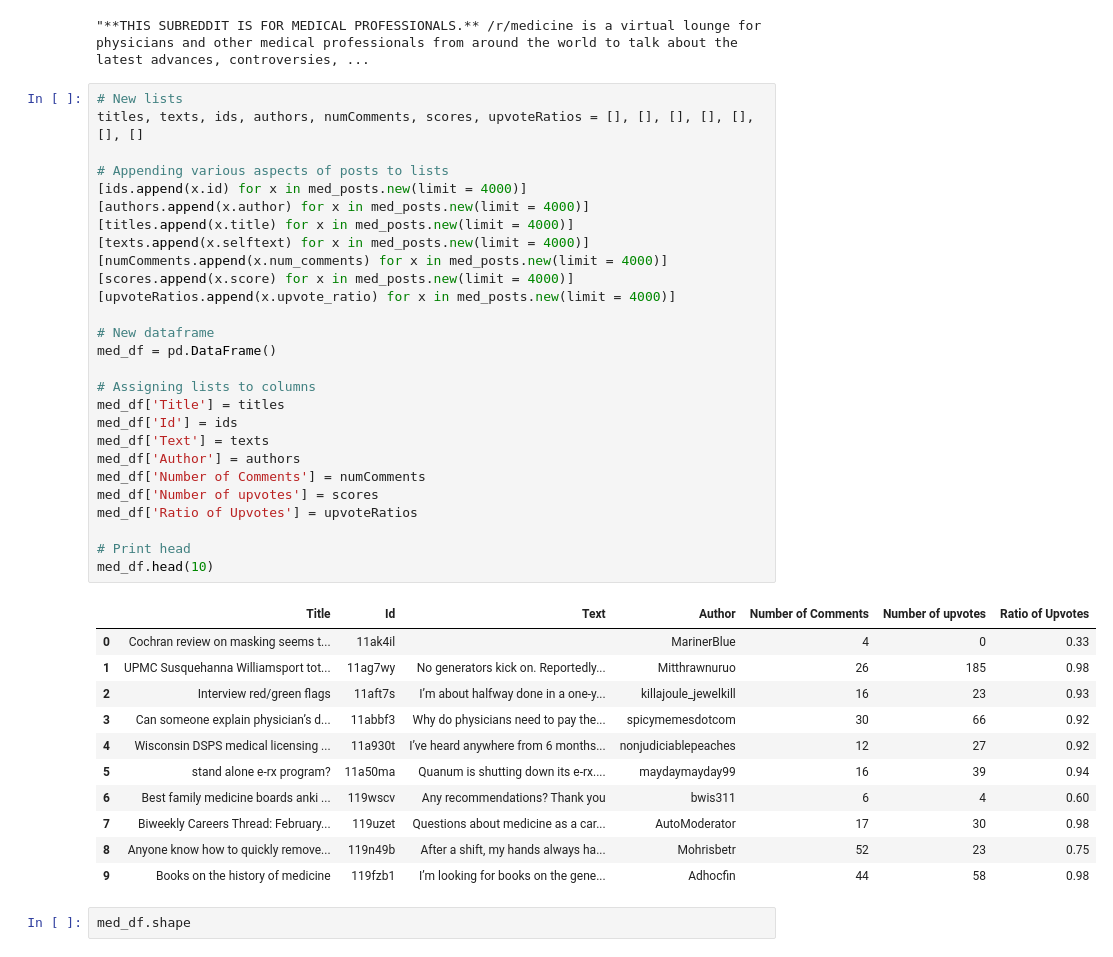
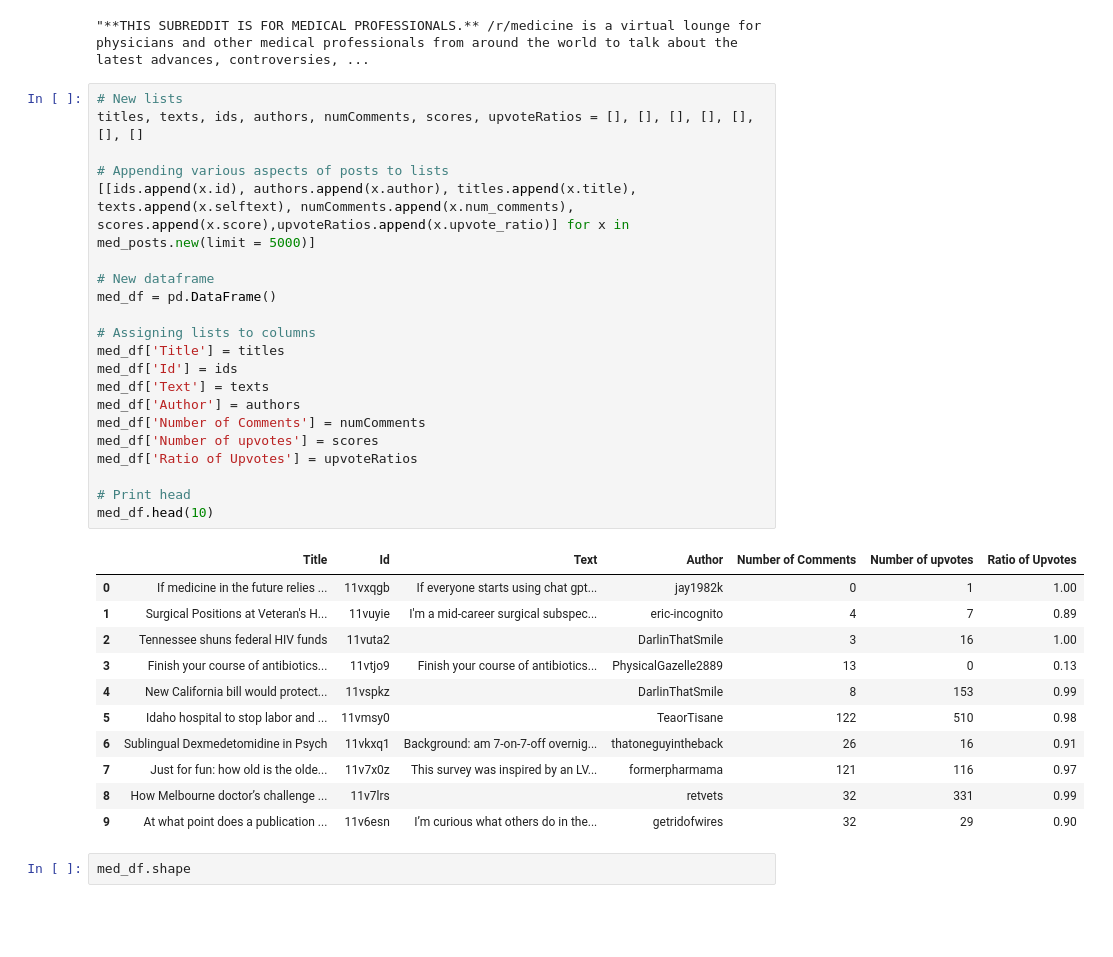
Before and after one commit to Data-Science-for-Linguists-2023/For-Reddit-Grammaticality-Analysis, a Jupyter notebook: notebooks/dataCollection.ipynb, the cells around one changed output. Drawn from its saved outputs; the diff is of its cells as text; blank space fills up the shorter version.

```diff
--- a/notebooks/dataCollection.ipynb
+++ b/notebooks/dataCollection.ipynb
@@ -976,42 +1363,36 @@ med_posts.description
 # %%
 # New lists
 titles, texts, ids, authors, numComments, scores, upvoteRatios = [], [], [], [], [], [], []
 
 # Appending various aspects of posts to lists
-[ids.append(x.id) for x in med_posts.new(limit = 4000)]
-[authors.append(x.author) for x in med_posts.new(limit = 4000)]
-[titles.append(x.title) for x in med_posts.new(limit = 4000)]
-[texts.append(x.selftext) for x in med_posts.new(limit = 4000)]
-[numComments.append(x.num_comments) for x in med_posts.new(limit = 4000)]
-[scores.append(x.score) for x in med_posts.new(limit = 4000)]
-[upvoteRatios.append(x.upvote_ratio) for x in med_posts.new(limit = 4000)]
+[[ids.append(x.id), authors.append(x.author), titles.append(x.title), texts.append(x.selftext), numComments.append(x.num_comments), scores.append(x.score),upvoteRatios.append(x.upvote_ratio)] for x in med_posts.new(limit = 5000)]
 
 # New dataframe
 med_df = pd.DataFrame()
 
 # Assigning lists to columns
 med_df['Title'] = titles
 med_df['Id'] = ids
 med_df['Text'] = texts
 med_df['Author'] = authors
 med_df['Number of Comments'] = numComments
 med_df['Number of upvotes'] = scores
 med_df['Ratio of Upvotes'] = upvoteRatios
 
 # Print head
 med_df.head(10)
 # %% [output]
 |  | Title | Id | Text | Author | Number of Comments | Number of upvotes | Ratio of Upvotes |
-| 0 | Cochran review on masking seems t... | 11ak4il |  | MarinerBlue | 4 | 0 | 0.33 |
-| 1 | UPMC Susquehanna Williamsport tot... | 11ag7wy | No generators kick on. Reportedly... | Mitthrawnuruo | 26 | 185 | 0.98 |
-| 2 | Interview red/green flags | 11aft7s | I’m about halfway done in a one-y... | killajoule_jewelkill | 16 | 23 | 0.93 |
-| 3 | Can someone explain physician’s d... | 11abbf3 | Why do physicians need to pay the... | spicymemesdotcom | 30 | 66 | 0.92 |
-| 4 | Wisconsin DSPS medical licensing ... | 11a930t | I’ve heard anywhere from 6 months... | nonjudiciablepeaches | 12 | 27 | 0.92 |
-| 5 | stand alone e-rx program? | 11a50ma | Quanum is shutting down its e-rx.... | maydaymayday99 | 16 | 39 | 0.94 |
-| 6 | Best family medicine boards anki ... | 119wscv | Any recommendations? Thank you | bwis311 | 6 | 4 | 0.60 |
-| 7 | Biweekly Careers Thread: February... | 119uzet | Questions about medicine as a car... | AutoModerator | 17 | 30 | 0.98 |
-| 8 | Anyone know how to quickly remove... | 119n49b | After a shift, my hands always ha... | Mohrisbetr | 52 | 23 | 0.75 |
-| 9 | Books on the history of medicine | 119fzb1 | I’m looking for books on the gene... | Adhocfin | 44 | 58 | 0.98 |
+| 0 | If medicine in the future relies ... | 11vxqgb | If everyone starts using chat gpt... | jay1982k | 0 | 1 | 1.00 |
+| 1 | Surgical Positions at Veteran's H... | 11vuyie | I'm a mid-career surgical subspec... | eric-incognito | 4 | 7 | 0.89 |
+| 2 | Tennessee shuns federal HIV funds | 11vuta2 |  | DarlinThatSmile | 3 | 16 | 1.00 |
+| 3 | Finish your course of antibiotics... | 11vtjo9 | Finish your course of antibiotics... | PhysicalGazelle2889 | 13 | 0 | 0.13 |
+| 4 | New California bill would protect... | 11vspkz |  | DarlinThatSmile | 8 | 153 | 0.99 |
+| 5 | Idaho hospital to stop labor and ... | 11vmsy0 |  | TeaorTisane | 122 | 510 | 0.98 |
+| 6 | Sublingual Dexmedetomidine in Psych | 11vkxq1 | Background: am 7-on-7-off overnig... | thatoneguyintheback | 26 | 16 | 0.91 |
+| 7 | Just for fun: how old is the olde... | 11v7x0z | This survey was inspired by an LV... | formerpharmama | 121 | 116 | 0.97 |
+| 8 | How Melbourne doctor’s challenge ... | 11v7lrs |  | retvets | 32 | 331 | 0.99 |
+| 9 | At what point does a publication ... | 11v6esn | I’m curious what others do in the... | getridofwires | 32 | 29 | 0.90 |
 # %%
 med_df.shape
 # %% [output]
```
Also changed, not shown: parts of 113 cells of this notebook, 1 other file.
